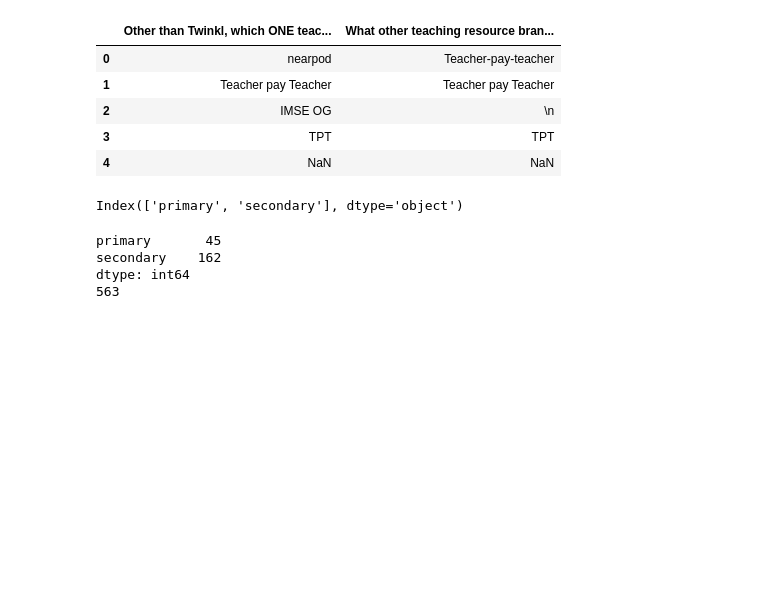
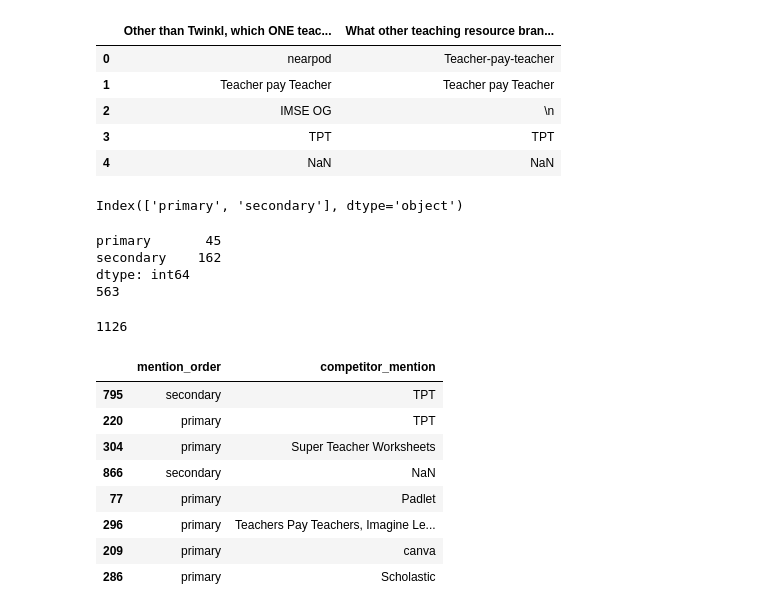
Before and after one commit to lynn-twinkl/joe_competitor_survey_analysis, a Jupyter notebook: draft-notebook.ipynb, the cells around one changed output. Cells and saved outputs as stored; diff of their text form; code cells hidden in the pictures; blank space fills up the shorter version.

```diff
--- a/draft-notebook.ipynb
+++ b/draft-notebook.ipynb
@@ -76,4 +76,20 @@ primary       45
 secondary    162
 dtype: int64
 563
+# %%
+melted_df = pd.melt(competitor_mentions, value_vars=['primary', 'secondary'], var_name='mention_order', value_name='competitor_mention')
+
+print(len(melted_df))
+melted_df.sample(n=8)
+# %% [output]
+1126
+|  | mention_order | competitor_mention |
+| 795 | secondary | TPT |
+| 220 | primary | TPT |
+| 304 | primary | Super Teacher Worksheets |
+| 866 | secondary | NaN |
+| 77 | primary | Padlet |
+| 296 | primary | Teachers Pay Teachers, Imagine Le... |
+| 209 | primary | canva |
+| 286 | primary | Scholastic |
 # %%
```
Also changed, not shown: parts of 17 cells of this notebook.
